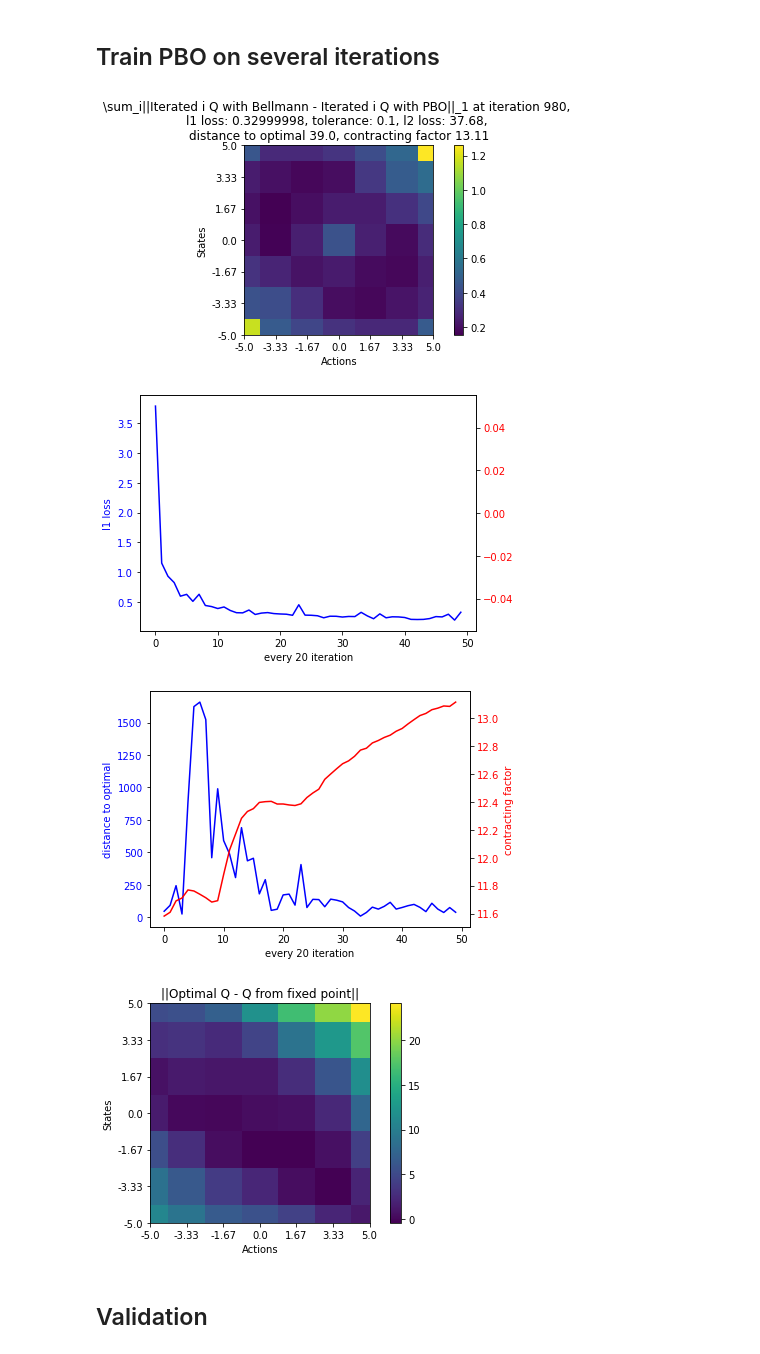
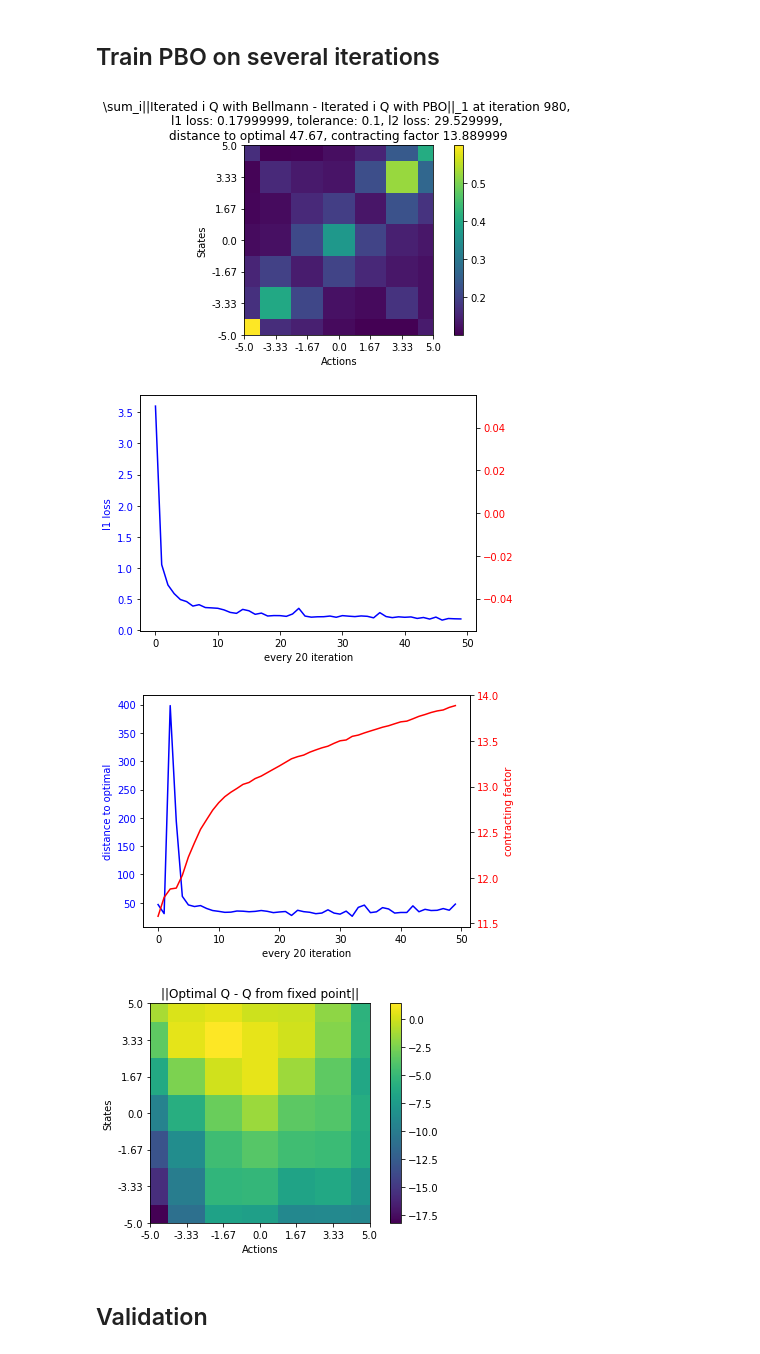
Before and after one commit to theovincent/PBO, a Jupyter notebook: pbo_lqr_iterations.ipynb, the cells around one changed output. Saved outputs shown, nothing was run; the diff lists cells and outputs as text; code cells hidden in the pictures.

Commit message:
Infinity

```diff
--- a/pbo_lqr_iterations.ipynb
+++ b/pbo_lqr_iterations.ipynb
@@ -7,6 +7,7 @@
 %autoreload 2
 
 import jax
+
 
 # keys
 seed = 1
@@ -22,7 +23,7 @@ n_discrete_actions = 7
 
 # Weights collection
 n_weights = 100
-filtering_weights = True
+filtering_weights = False
 
 # Q function
 layers_dimension = [50]
@@ -35,7 +36,8 @@ max_iterations = 1000
 batch_size_samples = 20
 batch_size_weights = n_weights
 learning_rate = {"first": 0.001, "last": 0.0005, "duration": max_iterations}
-max_bellman_iterations = 5
+max_bellman_iterations = 4
+add_infinity = False
 
 # Visualisation
 plot_freq = 20
@@ -171,7 +173,7 @@ from pbo.weights_collection.dataloader import WeightsDataLoader
 data_loader_samples = SampleDataLoader(replay_buffer, batch_size_samples, shuffle_key)
 data_loader_weights = WeightsDataLoader(weights_buffer, batch_size_weights, shuffle_key)
 
-pbo = LinearPBO(pbo_network_key, q, learning_rate, max_bellman_iterations)
+pbo = LinearPBO(pbo_network_key, q, learning_rate, max_bellman_iterations, add_infinity)
 # %% [markdown]
 ## Train PBO on several iterations
 # %%
@@ -204,7 +206,7 @@ while l1_loss > tolerance and iteration < max_iterations:
 
     # Visualization
     if iteration % plot_freq == 0:
-        discrete_fixed_point_q = q.discretize(pbo.fixed_point().reshape((1, -1)), discrete_states, discrete_actions)[0]
+        discrete_fixed_point_q = q.discretize(pbo.fixed_point(pbo.params).reshape((1, -1)), discrete_states, discrete_actions)[0]
         optimal_distance = jnp.linalg.norm(optimal_q - discrete_fixed_point_q)
         contracting = pbo.contracting_factor()
 
@@ -224,16 +226,16 @@ while l1_loss > tolerance and iteration < max_iterations:
 shared_axis_plot(l1_losses, np.nan * np.array(l1_losses), f"every {plot_freq} iteration", "l1 loss")
 shared_axis_plot(optimal_distances, contractings, f"every {plot_freq} iteration", "distance to optimal", "contracting factor")
 # %% [output]
-[figure, old version]
+[figure, new version]
-[figure, old version]
+[figure, new version]
-[figure, old version]
+[figure, new version]
 # %%
-discrete_fixed_point_q = q.discretize(pbo.fixed_point().reshape((1, -1)), discrete_states, discrete_actions)[0]
+discrete_fixed_point_q = q.discretize(pbo.fixed_point(pbo.params).reshape((1, -1)), discrete_states, discrete_actions)[0]
 
 q_visu_mesh.set_values(optimal_q - discrete_fixed_point_q)
 q_visu_mesh.show("||Optimal Q - Q from fixed point||")
 # %% [output]
-[figure, old version]
+[figure, new version]
 # %% [markdown]
 ## Validation
 # %% [markdown]
```
Also changed, not shown: parts of 2 cells of this notebook, 6 other files.
